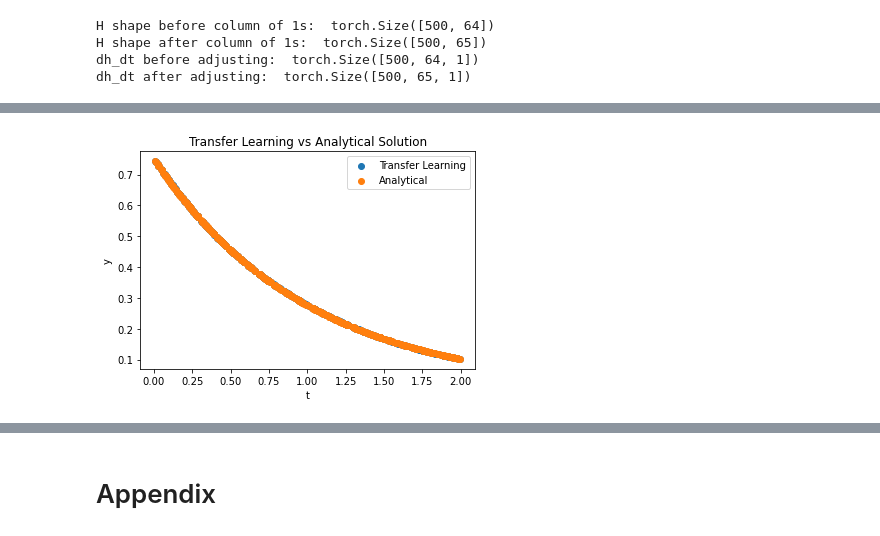
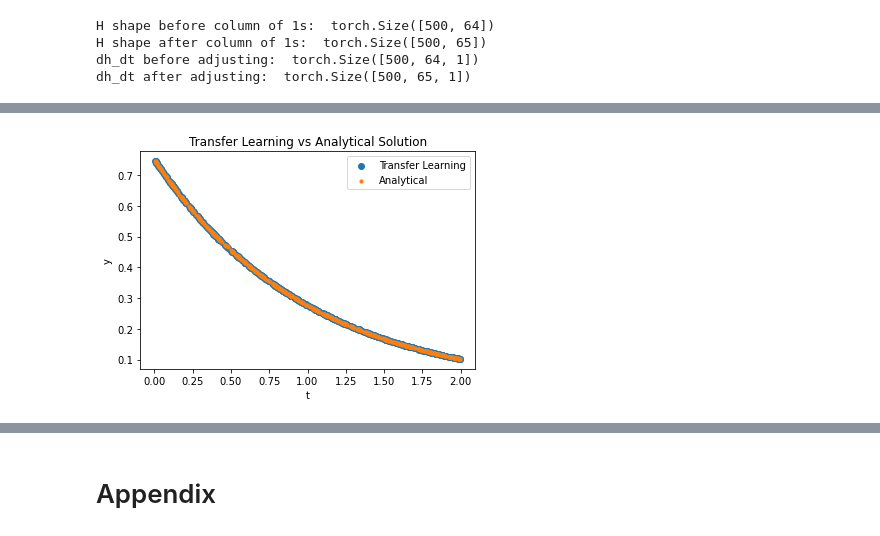
Before and after one commit to Hari-Raval/Harvard-Thesis, a Jupyter notebook: src/transfer_learning_differential_equation_solve_V1.ipynb, the cells around one changed output, grey strips where cells are left out. Cells and saved outputs as stored; diff of their text form; code cells hidden in the pictures.

```diff
--- a/src/transfer_learning_differential_equation_solve_V1.ipynb
+++ b/src/transfer_learning_differential_equation_solve_V1.ipynb
@@ -15,8 +15,7 @@ def higher_order_loss_term(weight, outputs, t, norm_term, forcing_funct):
                                  create_graph=True)[0]
 
     # additional loss term
-#     loss_term = norm_term * weight * torch.mean((deriv_to_t - forcing_funct) ** 2)
-    loss_term = weight * torch.mean((deriv_to_t - forcing_funct) ** 2)
+    loss_term = norm_term * weight * torch.mean((deriv_to_t + forcing_funct) ** 2)
 
     return loss_term, deriv_to_t
 
@@ -24,10 +23,10 @@ def higher_order_loss_term(weight, outputs, t, norm_term, forcing_funct):
 def loss(t, A, lambda_val, model, loss_term_weights):
 
     # create the trial solution
-    u_t = lambda t: model(t)[0] # TODO: this is weird, just use model(t)[0] directly, no lambda function needed
+    u_t = lambda t: model(t)[0]
 
     # normalize loss and use it to compute the normalization factor
-    norm_term = 1 / u_t(torch.tensor([[0]], dtype=torch.float32)) ** 2
+    norm_term = 1 / A ** 2
 
     # initialize all loss terms in case they do not need to be computed
     L_D, L_DD, L_DDD, L_DDDD = [torch.tensor([[0.]])] * 4
@@ -36,7 +35,7 @@ def loss(t, A, lambda_val, model, loss_term_weights):
     loss_dict = {}
 
     # define f (aka forcing function)
-    f = lambda t, u: -lambda_val * u # TODO: remove minus here and change loss_term above to deriv_to_t + forcing_funct
+    f = lambda t, u: lambda_val * u
     # compute u(t)
     outputs = u_t(t)
 
@@ -49,19 +48,19 @@ def loss(t, A, lambda_val, model, loss_term_weights):
 
     if loss_term_weights[1] or loss_term_weights[2] or loss_term_weights[3]:
         # define f' (derivative of f)
-        f_t = -lambda_val * u_t_x
+        f_t = lambda_val * u_t_x
         # first derivative of residual (function call also returns d^2u / dt^2 as u_tt_x)
         L_DD, u_tt_x = higher_order_loss_term(loss_term_weights[1], u_t_x, t, norm_term, f_t)
 
     if loss_term_weights[2] or loss_term_weights[3]:
         # define f'' (derivative of f')
-        f_tt = -lambda_val * u_tt_x
+        f_tt = lambda_val * u_tt_x
         # second derivative of residual (function call also returns d^3u / dt^3 as u_ttt_x)
         L_DDD, u_ttt_x = higher_order_loss_term(loss_term_weights[2], u_tt_x, t, norm_term, f_tt)
 
     if loss_term_weights[3]:
         # define f''' (derivative of f'')
-        f_ttt = -lambda_val * u_ttt_x
+        f_ttt = lambda_val * u_ttt_x
         # third derivative of residual (function call also returns d^4u / dt^4 as u_tttt_x)
         L_DDDD, u_tttt_x = higher_order_loss_term(loss_term_weights[3], u_ttt_x, t, norm_term, f_ttt)
 
@@ -129,7 +128,7 @@ def run_model(iterations, min_x, max_x, A_vals, lambda_val, loss_term_weights):
     # run the training loop
     for i in range(iterations):
 
-        if i % 4000 == 0 and i != 0:
+        if i % 2000 == 0 and i != 0:
             curr_A_indx += 1
             A = A_vals[curr_A_indx]
             print(f"Initial Condition: {A}")
@@ -244,25 +243,24 @@ min_x, max_x = 0, 2
 A_vals = [0.9, 0.2, 0.35, 0.75]
 # A_vals = [0.75, 0.75, 0.75, 0.75]
 lambda_val = 1
-iterations = 16000
+iterations = 8000
 
 # run model which has a loss of the MSE (i.e. no higher order terms)
 loss_history_w1, trained_model_w1, time_w1, MSE_w1 = run_model(iterations=iterations, min_x=min_x, max_x=max_x, A_vals=A_vals,
                                                               lambda_val=lambda_val, loss_term_weights=[1, 0, 0, 0])
 
+# run model which has a loss of the residual and the first derivative of the residual (i.e. one higher order term)
+loss_history_w2, trained_model_w2, time_w2, MSE_w2 = run_model(iterations=iterations, min_x=min_x, max_x=max_x, A_vals=A_vals,
+                                                                lambda_val=lambda_val, loss_term_weights=[1, 1, 0, 0])
+
 if False:
 
-    # run model which has a loss of the residual and the first derivative of the residual (i.e. one higher order term)
-    loss_history_w2, trained_model_w2, time_w2, MSE_w2 = run_model(iterations=iterations, min_x=min_x, max_x=max_x, A=A,
-                                                                    lambda_val=lambda_val, loss_term_weights=[1, 1, 0, 0])
-
     # run model which has a loss of the residual and the first two derivatives of the residual (i.e. two higher order terms)
-    loss_history_w3, trained_model_w3, time_w3, MSE_w3 = run_model(iterations=iterations, min_x=min_x, max_x=max_x, A=A,
+    loss_history_w3, trained_model_w3, time_w3, MSE_w3 = run_model(iterations=iterations, min_x=min_x, max_x=max_x, A_vals=A_vals,
                                                                     lambda_val=lambda_val, loss_term_weights=[1, 1, 1, 0])
 
-
     # run model which has a loss of the residual and the first three derivatives of the residual (i.e. three higher order terms)
-    loss_history_w4, trained_model_w4, time_w4, MSE_w4 = run_model(iterations=iterations, min_x=min_x, max_x=max_x, A=A,
+    loss_history_w4, trained_model_w4, time_w4, MSE_w4 = run_model(iterations=iterations, min_x=min_x, max_x=max_x, A_vals=A_vals,
                                                                     lambda_val=lambda_val, loss_term_weights=[1, 1, 1, 1])
 # %% [output]
 Initial Condition: 0.9
@@ -362,28 +368,27 @@ print(new_H[499].T * dH_dt[499])
 # compute dH_dt times dH_dt transpose
 dH_dt_times_dH_dt_T = torch.matmul(dH_dt, dH_dt.mT)
 print("dH_dt * dH_dt_T: ", dH_dt_times_dH_dt_T.shape)
-print()
 
 # compute dH_dt times H transpose
 new_H = torch.unsqueeze(H, dim=-1)
 dH_dt_times_H_T = torch.matmul(dH_dt, new_H.mT)
 print("dH_dt * H_T: ", dH_dt_times_H_T.shape)
-print()
+
+# compute H times dH_dt transpose
+H_times_dH_dt_T = torch.matmul(new_H, dH_dt.mT)
 
 # compute H times H transpose
 H_times_H_T = torch.matmul(new_H, new_H.mT)
 print("H * H_T: ", H_times_H_T.shape)
-print()
 
 # compute the sum of matrices across time
 # w_sum_term = dH_dt_times_dH_dt_T + 2 * lambda_val * dH_dt_times_H_T + lambda_val ** 2 * H_times_H_T
-w_sum_term = dH_dt_times_dH_dt_T + lambda_val * dH_dt_times_H_T + lambda_val * torch.matmul(new_H, dH_dt.mT) + lambda_val ** 2 * H_times_H_T
+w_sum_term = dH_dt_times_dH_dt_T + lambda_val * dH_dt_times_H_T + lambda_val * H_times_dH_dt_T + lambda_val ** 2 * H_times_H_T
 
 print("W_sum shape before summing across time: ", w_sum_term.shape)
 w_sum_term = w_sum_term.sum(axis=0)
 w_sum_term = w_sum_term / len(t_eval)
 print("W_sum shape after summing across time: ", w_sum_term.shape)
-print()
 
 # compute H_0 and multiply it by its transpose
 output_0, H_0 = trained_model_w1(torch.tensor([[0.]], dtype=torch.float32, requires_grad=True))
@@ -416,14 +417,14 @@ w_out = torch.matmul(M_inverse, H_0.T) * 0.75
 # %%
 tranfer_learned = [torch.matmul(w_out.T, new_H[i]).item() for i in range(500)]
 times = list(t_eval.detach().numpy().squeeze())
 
 true = [0.75 * np.exp(-lambda_val * time) for time in times]
 plt.scatter(times, tranfer_learned, label = 'Transfer Learning')
-plt.scatter(times, true, label='Analytical')
+plt.scatter(times, true, label='Analytical', s=10)
 plt.xlabel("t")
 plt.ylabel('y')
 plt.title("Transfer Learning vs Analytical Solution")
 plt.legend();
 # %% [output]
-[figure, old version]
+[figure, new version]
 # %%
```
Also changed, not shown: parts of 11 cells of this notebook.
